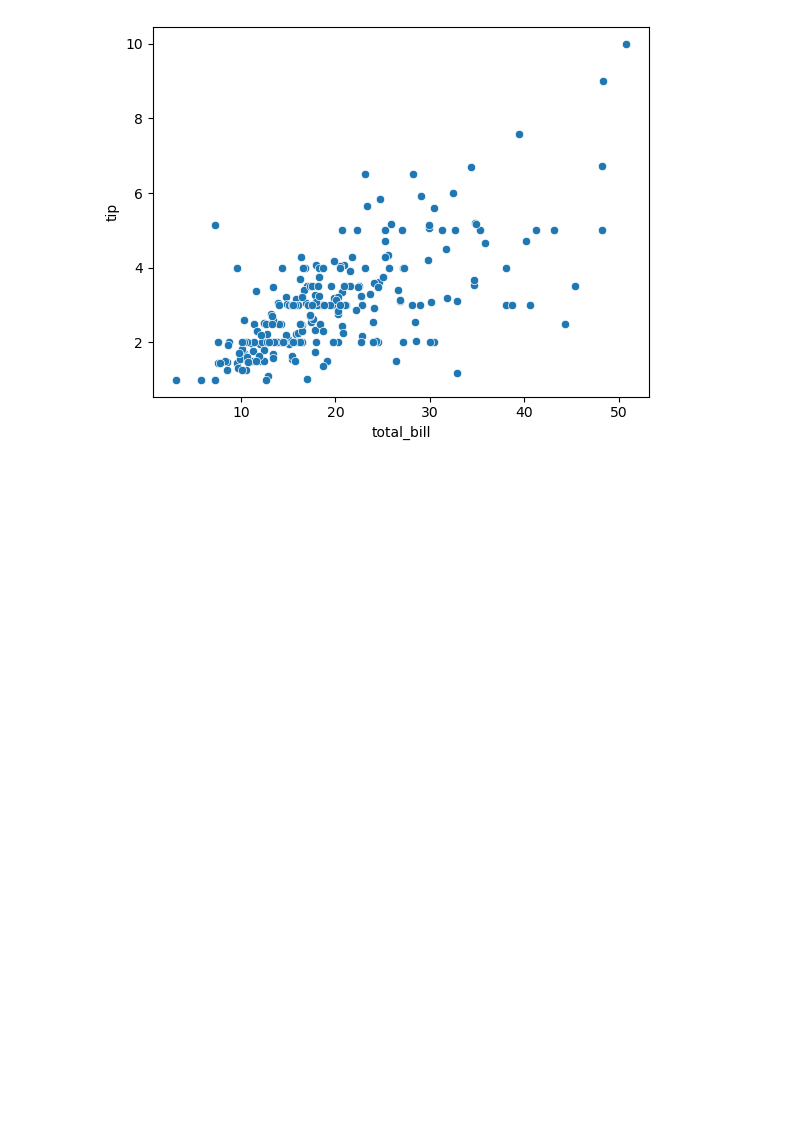
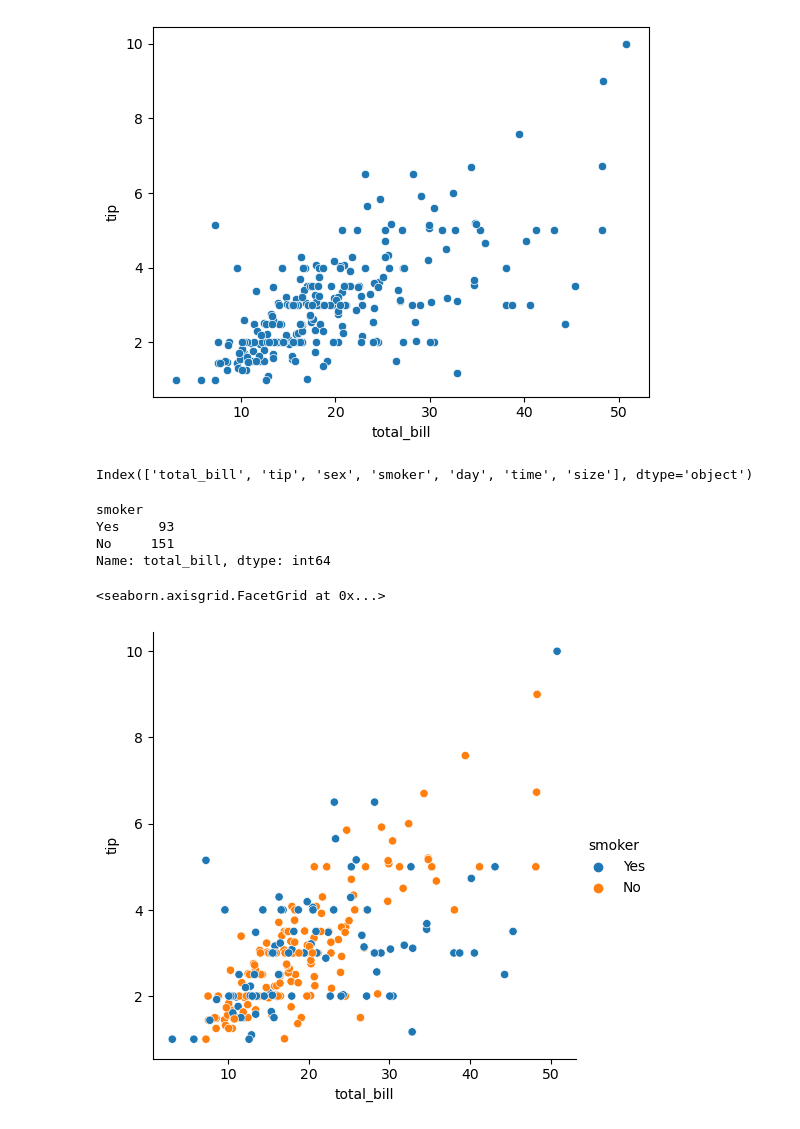
Before and after one commit to VaishnaviMGhadge/data_analysis, a Jupyter notebook: matplotlib/seaborntut.ipynb, the cells around one changed output. Cells and saved outputs as stored; diff of their text form; code cells hidden in the pictures; blank space fills up the shorter version.

```diff
--- a/matplotlib/seaborntut.ipynb
+++ b/matplotlib/seaborntut.ipynb
@@ -36,3 +36,20 @@ sns.scatterplot(x=data['total_bill'],y=data['tip'])
 # %% [output]
 <Axes: xlabel='total_bill', ylabel='tip'>
 [figure]
+# %%
+data.columns
+# %% [output]
+Index(['total_bill', 'tip', 'sex', 'smoker', 'day', 'time', 'size'], dtype='object')
+# %%
+g=data.groupby('smoker')
+g.count()['total_bill']
+# %% [output]
+smoker
+Yes     93
+No     151
+Name: total_bill, dtype: int64
+# %%
+sns.relplot(data=data,x=data['total_bill'],y=data['tip'],hue=data['smoker'])
+# %% [output]
+<seaborn.axisgrid.FacetGrid at 0x...>
+[figure, added]
```
Also changed, not shown: parts of 22 cells of this notebook.
